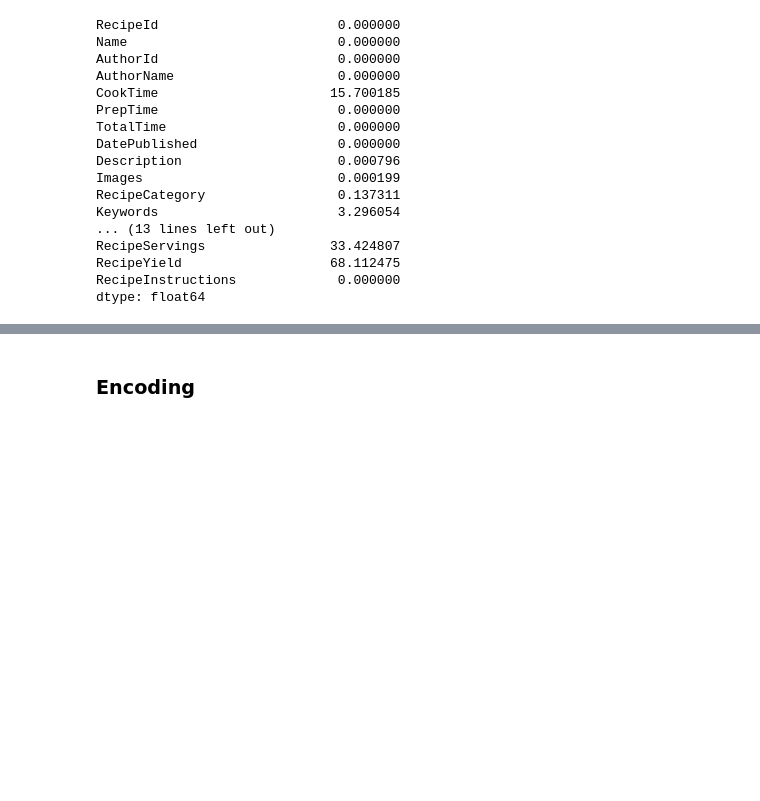
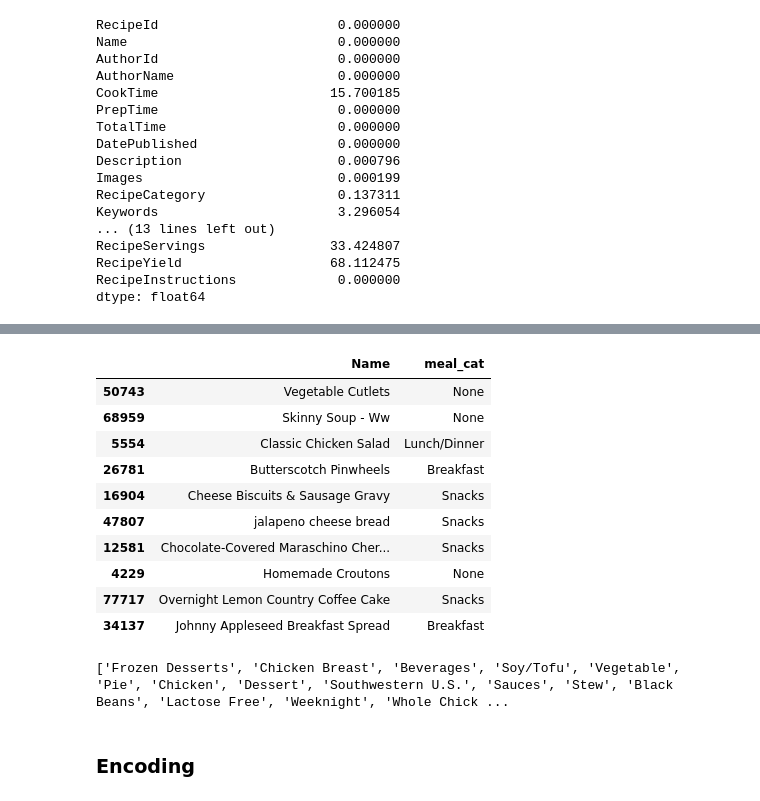
Before and after one commit to st8ko/diet-recommendation-app, a Jupyter notebook: notebooks/EDA-FoodRecipes.ipynb, the cells around one changed output, grey strips where cells are left out. Saved outputs shown, nothing was run; the diff lists cells and outputs as text; code cells hidden in the pictures; blank space fills up the shorter version.

```diff
--- a/notebooks/EDA-FoodRecipes.ipynb
+++ b/notebooks/EDA-FoodRecipes.ipynb
@@ -662,3 +910,21 @@ dtype: float64
+# %%
+df_test.loc[1:100000, ['Name', 'meal_cat']].sample(10)
+# %% [output]
+|  | Name | meal_cat |
+| 50743 | Vegetable Cutlets | None |
+| 68959 | Skinny Soup - Ww | None |
+| 5554 | Classic Chicken Salad | Lunch/Dinner |
+| 26781 | Butterscotch Pinwheels | Breakfast |
+| 16904 | Cheese Biscuits & Sausage Gravy | Snacks |
+| 47807 | jalapeno cheese bread | Snacks |
+| 12581 | Chocolate-Covered Maraschino Cher... | Snacks |
+| 4229 | Homemade Croutons | None |
+| 77717 | Overnight Lemon Country Coffee Cake | Snacks |
+| 34137 | Johnny Appleseed Breakfast Spread | Breakfast |
+# %%
+print(df['RecipeCategory'].unique().tolist())
+# %% [output]
+['Frozen Desserts', 'Chicken Breast', 'Beverages', 'Soy/Tofu', 'Vegetable', 'Pie', 'Chicken', 'Dessert', 'Southwestern U.S.', 'Sauces', 'Stew', 'Black Beans', 'Lactose Free', 'Weeknight', 'Whole Chick ...
 # %% [markdown]
 ### Encoding
 # %% [markdown]
```
Also changed, not shown: parts of 8 cells of this notebook.
